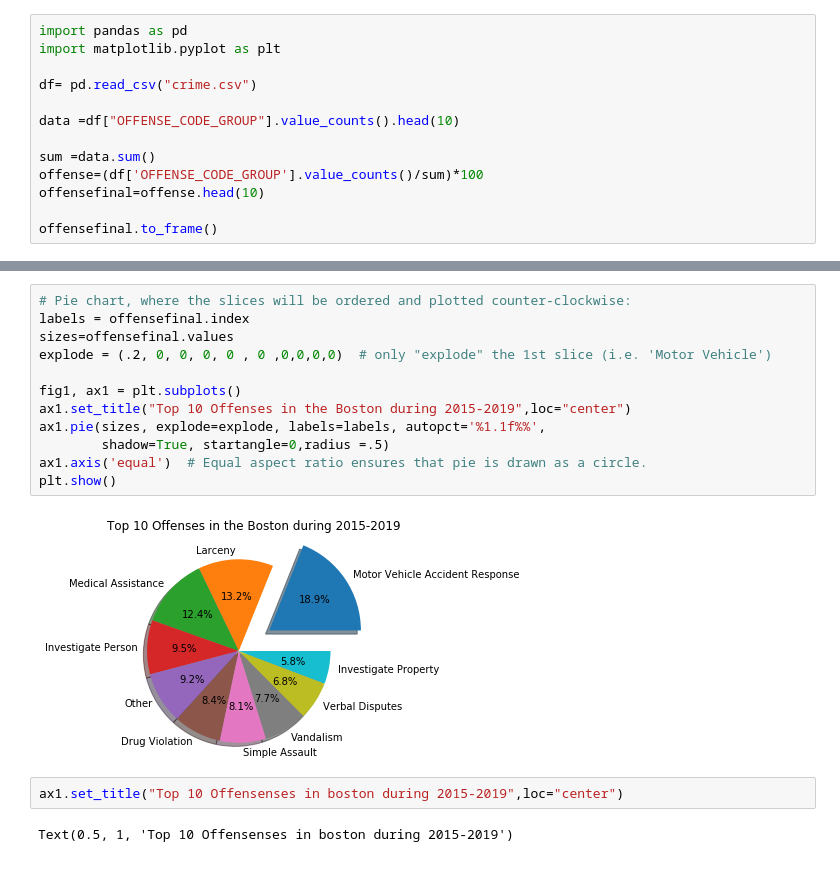
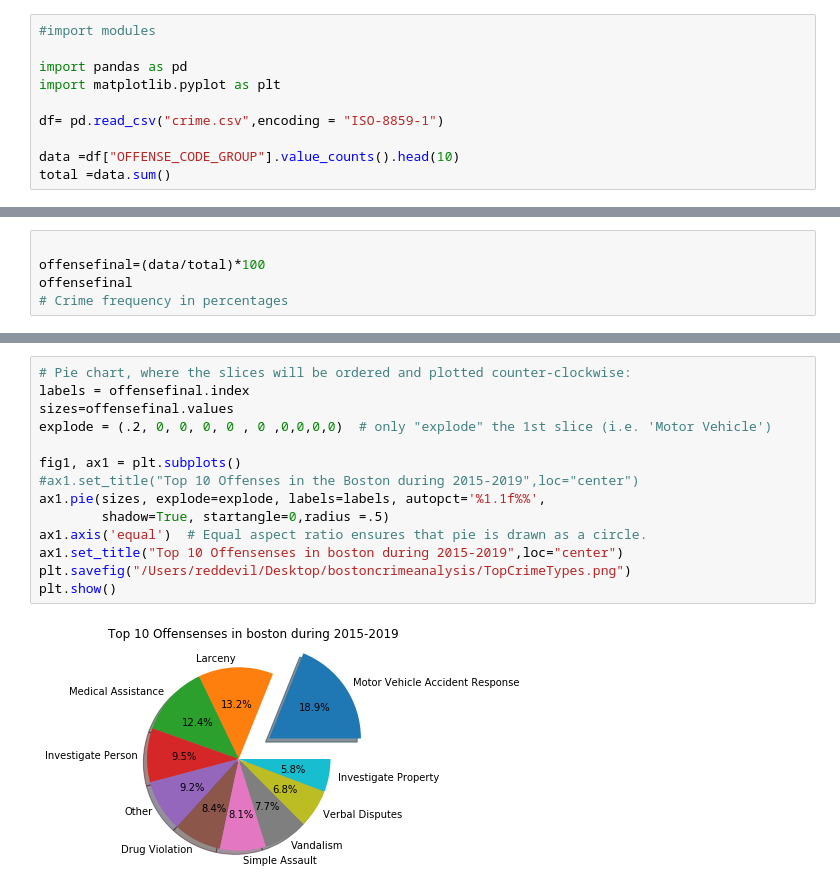
Before and after one commit to mathiasjoh/dat121, a Jupyter notebook: top10crimes.ipynb, the cells around one changed output, grey strips where cells are left out. Drawn from its saved outputs; the diff is of its cells as text.

```diff
--- a/top10crimes.ipynb
+++ b/top10crimes.ipynb
@@ -1,13 +5,10 @@
 # %%
+#import modules
+
 import pandas as pd
 import matplotlib.pyplot as plt
 
-df= pd.read_csv("crime.csv")
+df= pd.read_csv("crime.csv",encoding = "ISO-8859-1")
 
 data =df["OFFENSE_CODE_GROUP"].value_counts().head(10)
-
-sum =data.sum()
-offense=(df['OFFENSE_CODE_GROUP'].value_counts()/sum)*100
-offensefinal=offense.head(10)
-
-offensefinal.to_frame()
+total =data.sum()
@@ -25,0 +15,5 @@ offensefinal.to_frame()
+# %%
+
+offensefinal=(data/total)*100
+offensefinal
+# Crime frequency in percentages
@@ -26,18 +36,16 @@ offensefinal.to_frame()
 # %%
 # Pie chart, where the slices will be ordered and plotted counter-clockwise:
 labels = offensefinal.index
 sizes=offensefinal.values
 explode = (.2, 0, 0, 0, 0 , 0 ,0,0,0,0)  # only "explode" the 1st slice (i.e. 'Motor Vehicle')
 
 fig1, ax1 = plt.subplots()
-ax1.set_title("Top 10 Offenses in the Boston during 2015-2019",loc="center")
+#ax1.set_title("Top 10 Offenses in the Boston during 2015-2019",loc="center")
 ax1.pie(sizes, explode=explode, labels=labels, autopct='%1.1f%%',
         shadow=True, startangle=0,radius =.5)
 ax1.axis('equal')  # Equal aspect ratio ensures that pie is drawn as a circle.
+ax1.set_title("Top 10 Offensenses in boston during 2015-2019",loc="center")
+plt.savefig("/Users/reddevil/Desktop/bostoncrimeanalysis/TopCrimeTypes.png")
 plt.show()
 # %% [output]
-[figure, old version]
+[figure, new version]
-# %%
-ax1.set_title("Top 10 Offensenses in boston during 2015-2019",loc="center")
-# %% [output]
-Text(0.5, 1, 'Top 10 Offensenses in boston during 2015-2019')
```
Also changed, not shown: parts of 10 cells of this notebook, 2 other files.
